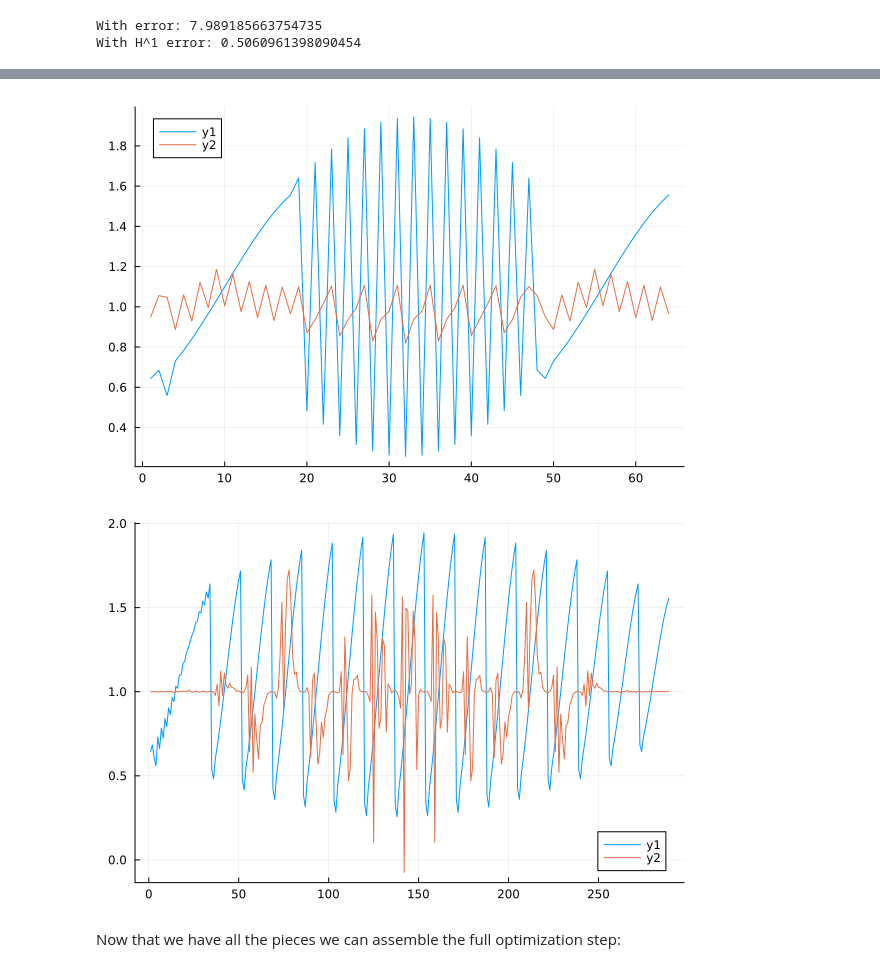
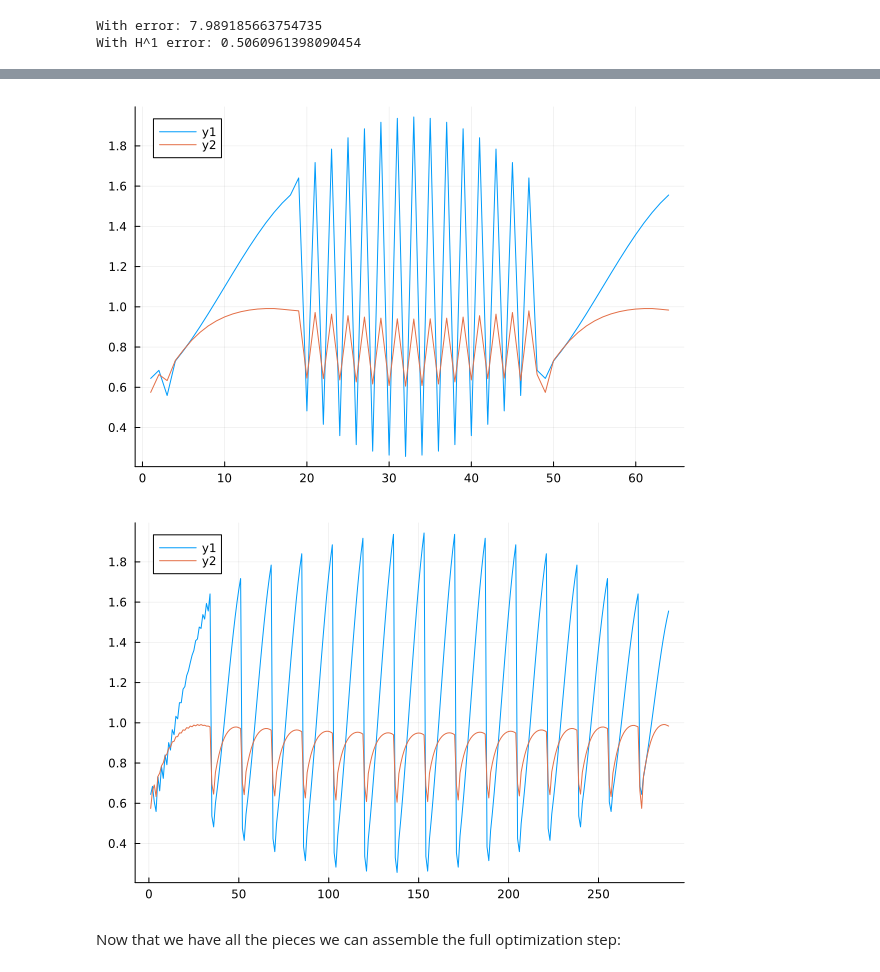
Before and after one commit to DanielBoigk/EITwithTV, a Jupyter notebook: EITwithTV.ipynb, the cells around one changed output, grey strips where cells are left out. Drawn from its saved outputs; the diff is of its cells as text; code cells hidden in the pictures.

Commit message:
I have just figured out that I'm over the top stupid

```diff
--- a/EITwithTV.ipynb
+++ b/EITwithTV.ipynb
@@ -698,14 +713,14 @@ With H^1 error: 0.5060961398090454
 # %%
 # Sanity check whether
 plot(down(cond_vec))
-plot!(1 .+ 10*down(δσ))
+plot!(1 .- 0.002*down(mode_dict[1].δσ))
 # %% [output]
-[figure, old version]
+[figure, new version]
 # %%
 plot(cond_vec)
-plot!(1 .+ 0.2*δσ)
+plot!(1 .- 0.002*mode_dict[1].δσ)
 # %% [output]
-[figure, old version]
+[figure, new version]
 # %% [markdown]
 Now that we have all the pieces we can assemble the full optimization step:
 # %%
```
Also changed, not shown: parts of 9 cells of this notebook.
